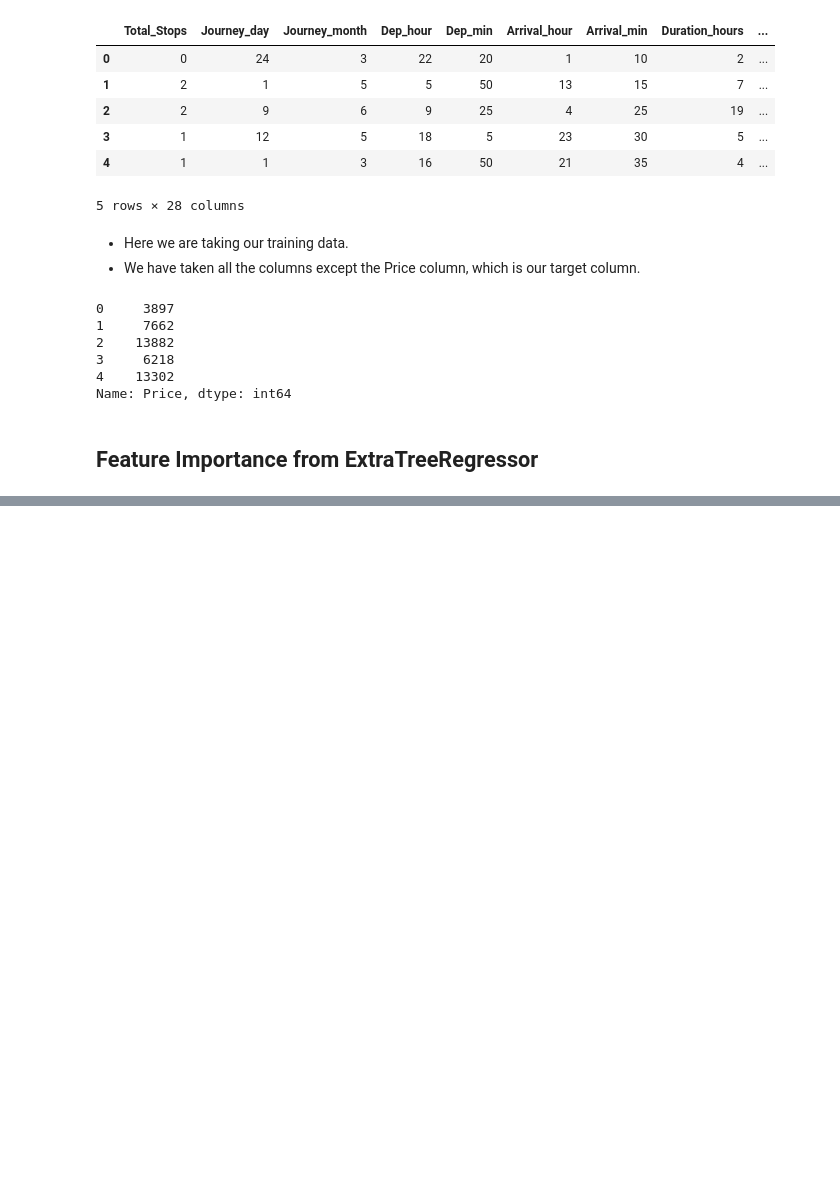
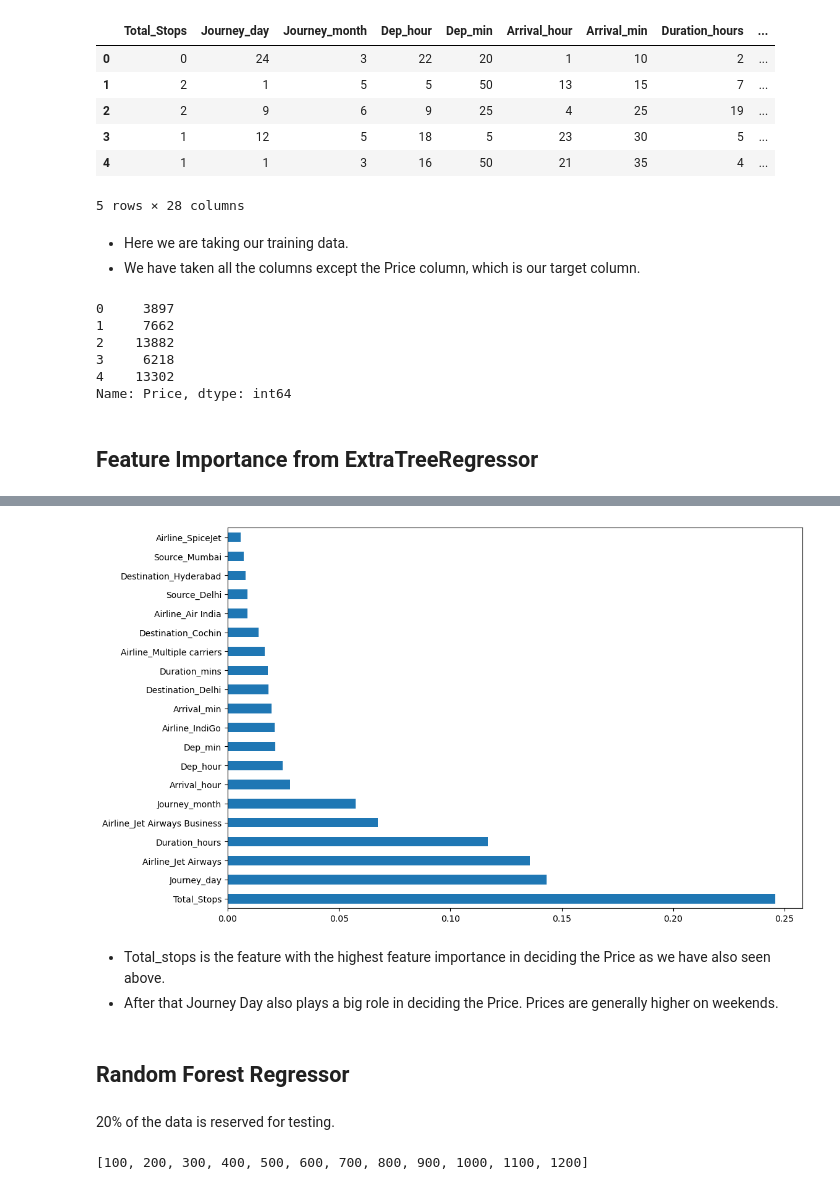
Before and after one commit to rukshar69/Flight-Price-Prediction, a Jupyter notebook: flight_prediction.ipynb, the cells around one changed output, grey strips where cells are left out. Drawn from its saved outputs; the diff is of its cells as text; code cells hidden in the pictures; blank space fills up the shorter version.

```diff
--- a/flight_prediction.ipynb
+++ b/flight_prediction.ipynb
@@ -397,3 +398,7 @@ y.head()
 Name: Price, dtype: int64
 # %% [markdown]
 ## Feature Importance from ExtraTreeRegressor
+# %%
+reg = ExtraTreesRegressor()
+reg.fit(X,y)
+print(reg.feature_importances_)
@@ -399,0 +413,13 @@ Name: Price, dtype: int64
+# %%
+plt.figure(figsize = (12,8))
+feat_importances = pd.Series(reg.feature_importances_, index=X.columns)
+feat_importances.nlargest(20).plot(kind='barh')
+plt.show()
+# %% [output]
+[figure, added]
+# %% [markdown]
+
+- Total_stops is the feature with the highest feature importance in deciding the Price as we have also seen above.
+- After that Journey Day also plays a big role in deciding the Price. Prices are generally higher on weekends.
+# %% [markdown]
+## Random Forest Regressor
@@ -399,0 +428,7 @@ Name: Price, dtype: int64
+# %% [markdown]
+20% of the data is reserved for testing.
+# %%
+n_estimators = [int(x) for x in np.linspace(start = 100, stop = 1200, num = 12)]
+n_estimators
+# %% [output]
+[100, 200, 300, 400, 500, 600, 700, 800, 900, 1000, 1100, 1200]
```
Also changed, not shown: parts of 15 cells of this notebook.
